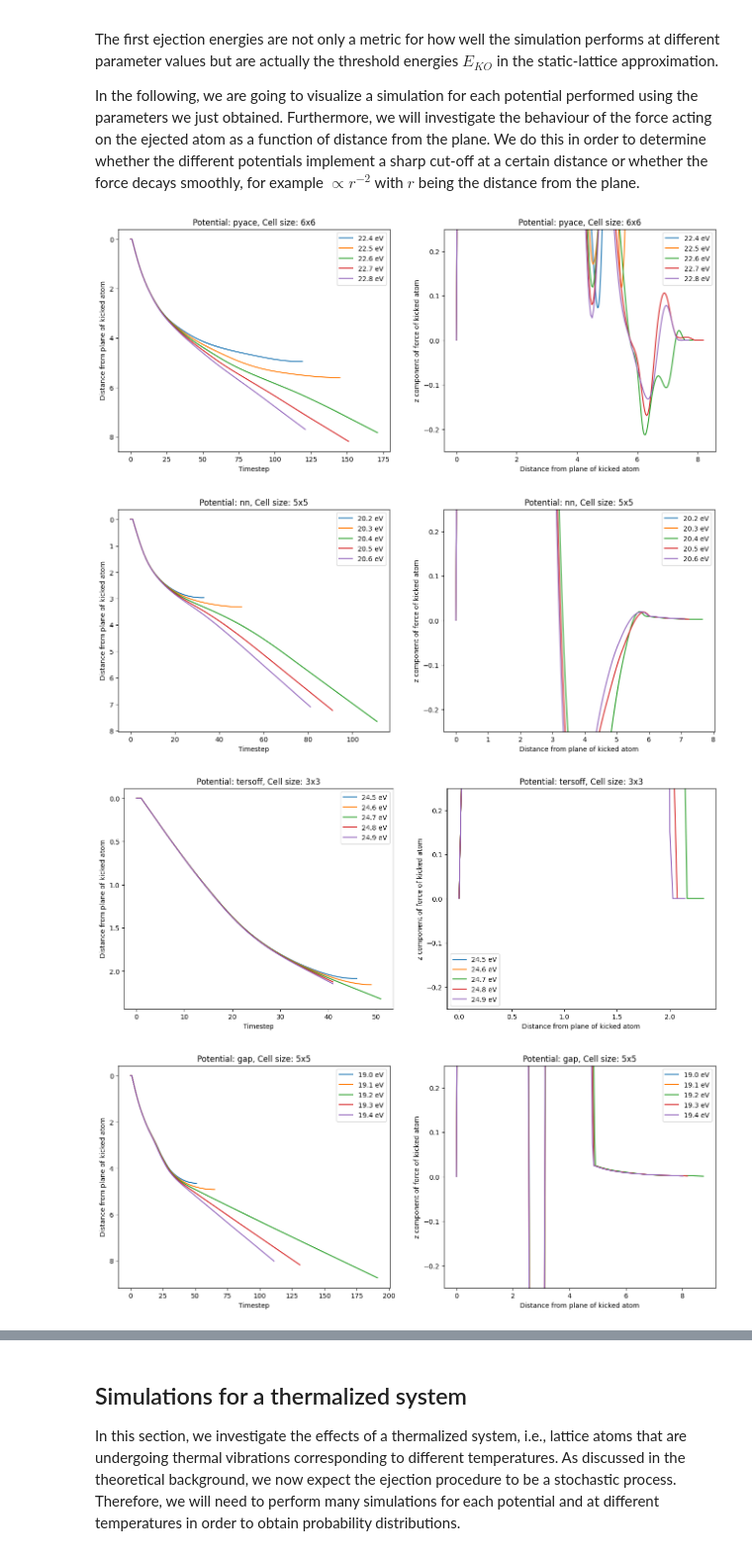
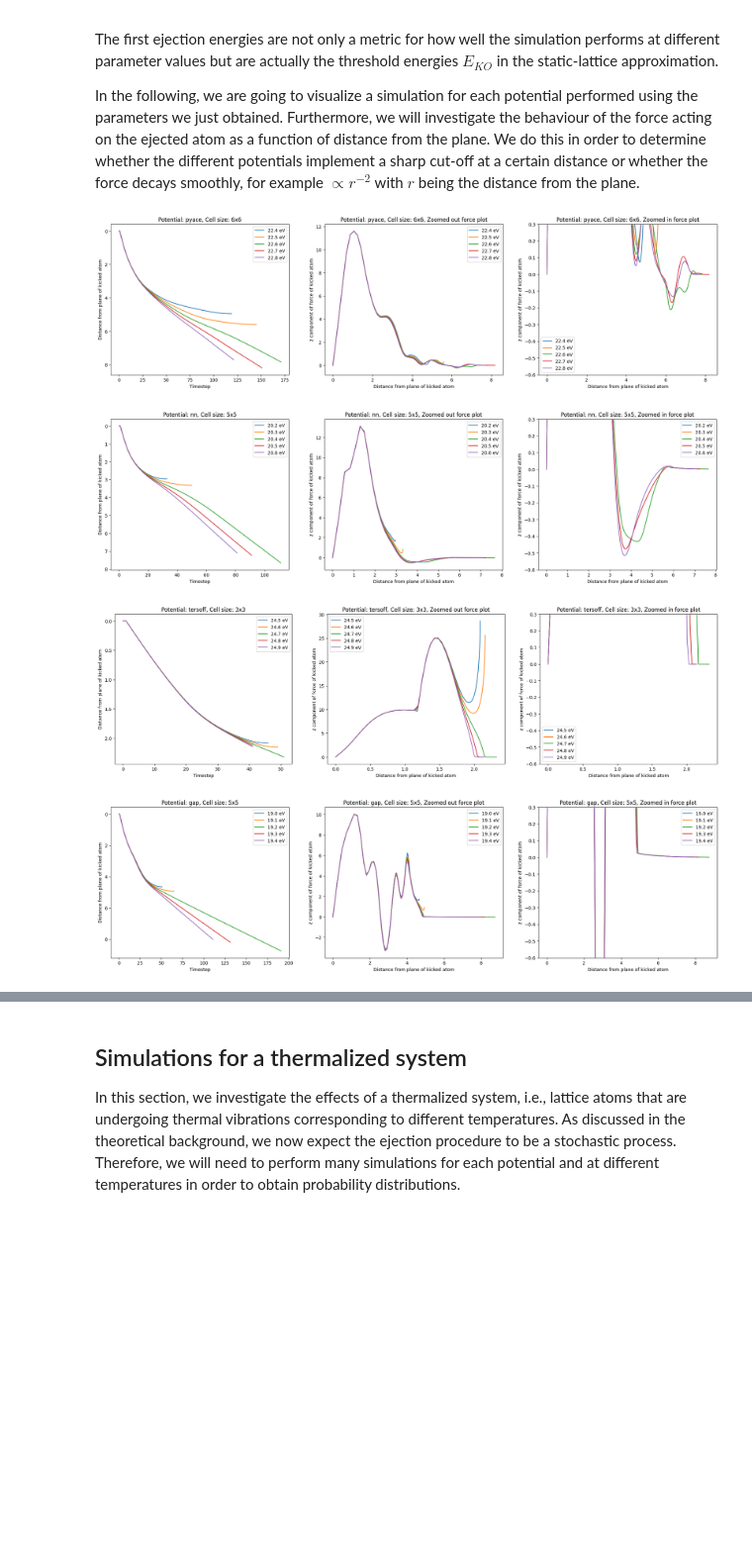
Before and after one commit to MaxNeg8/Simulating-irradiation-stability-of-2D-materials, a Jupyter notebook: Simulating irradiation stability of 2D materials.ipynb, the cells around one changed output, grey strips where cells are left out. Shown at 99% size. Cells and saved outputs as stored; diff of their text form; code cells hidden in the pictures; blank space fills up the shorter version.

Commit message:
Done with all issues except theoretical background potential related ones

```diff
--- a/Simulating irradiation stability of 2D materials.ipynb
+++ b/Simulating irradiation stability of 2D materials.ipynb
@@ -314,7 +314,7 @@ In the following, we are going to visualize a simulation for each potential perf
 potentials = {"pyace": np.arange(22.4, 22.8, 0.1), "nn": np.arange(20.2, 20.6, 0.1), "tersoff": np.arange(24.5, 25.0, 0.1), "gap": np.arange(19, 19.5, 0.1)}
 
 for i, item in enumerate(potentials.items()):
-    fig, ax = plt.subplots(1, 2, figsize=(16, 6))
+    fig, ax = plt.subplots(1, 3, figsize=(24, 6))
     potential, energies = item
 
     positions = []
@@ -325,40 +325,46 @@ for i, item in enumerate(potentials.items()):
         middle = get_middle(traj[-1]) # Determine middle atom to know which atom to plot for
         cell_size = int(np.sqrt(len(traj[-1])/2)) # For plot title
 
         position = []
         force = []
         for j in range(len(traj)):
             position.append(traj[j][middle].position[2])
             force.append(traj[j].get_forces()[middle][2])
         positions.append(position)
         forces.append(force)
 
     ax[0].set_xlabel("Timestep")
     ax[0].set_ylabel("Distance from plane of kicked atom")
     ax[0].set_title(f"Potential: {potential}, Cell size: {cell_size}x{cell_size}")
 
     ax[1].set_xlabel("Distance from plane of kicked atom")
     ax[1].set_ylabel("z component of force of kicked atom")
-    ax[1].set_title(f"Potential: {potential}, Cell size: {cell_size}x{cell_size}")
+    ax[1].set_title(f"Potential: {potential}, Cell size: {cell_size}x{cell_size}, Zoomed out force plot")
+
+    ax[2].set_xlabel("Distance from plane of kicked atom")
+    ax[2].set_ylabel("z component of force of kicked atom")
+    ax[2].set_title(f"Potential: {potential}, Cell size: {cell_size}x{cell_size}, Zoomed in force plot")
 
     for j, position in enumerate(positions):
         ax[0].plot(np.abs(np.array(position)-10), label=f"{energies[j]:0.1f} eV") # Plot distance from plane vs. timestep in left plot
 
     for j in range(len(forces)):
-        ax[1].plot(np.abs(np.array(positions[j])-10), forces[j], label=f"{energies[j]:0.1f} eV") # Plot force on kicked atom vs. distance from plane in right plot
+        ax[2].plot(np.abs(np.array(positions[j])-10), forces[j], label=f"{energies[j]:0.1f} eV") # Plot force on kicked atom vs. distance from plane in right plot
+        ax[1].plot(np.abs(np.array(positions[j])-10), forces[j], label=f"{energies[j]:0.1f} eV") # Plot force on kicked atom vs. distance from plane in middle plot (zoomed out)
 
     ax[0].legend()
     ax[1].legend()
+    ax[2].legend()
 
     ax[0].invert_yaxis()
-    ax[1].set_ylim(-0.25, 0.25)
+    ax[2].set_ylim(-0.6, 0.3)
 
     plt.show()
 # %% [output]
-[figure, old version]
+[figure, new version]
-[figure, old version]
+[figure, new version]
-[figure, old version]
+[figure, new version]
-[figure, old version]
+[figure, new version]
 # %% [markdown]
 As one can see from the left-hand side plots above, which show the distance of the kicked atom from the plane, we observe clear ejections for energies larger than the previously determined $E_{KO}$. On the other hand, we can see the atoms starting to return for energies below the threshold. In the latter cases, the simulation automatically stopped due to the criterion discussed above.
 
```
Also changed, not shown: parts of 8 cells of this notebook, 1 other file.
